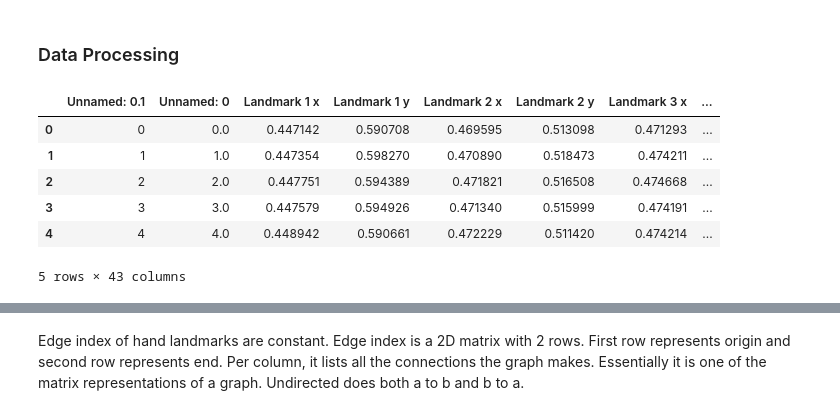
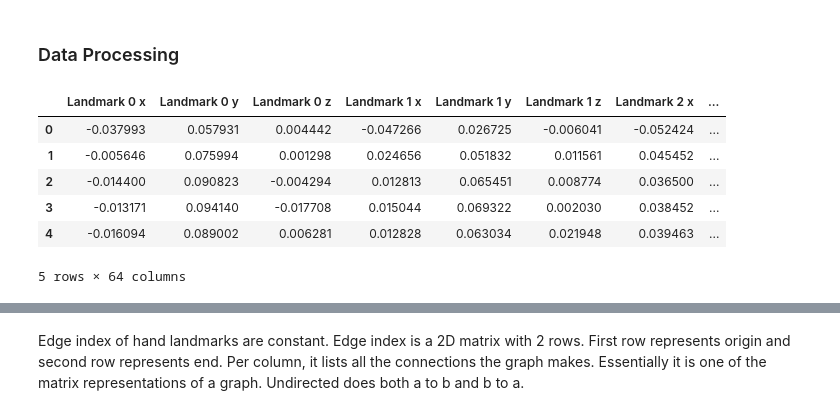
Before and after one commit to Icential/shuwa, a Jupyter notebook: gnn_train.ipynb, the cells around one changed output, grey strips where cells are left out. Saved outputs shown, nothing was run; the diff lists cells and outputs as text; code cells hidden in the pictures.

Commit message:
updated to world landmarks

```diff
--- a/gnn_train.ipynb
+++ b/gnn_train.ipynb
@@ -19,13 +19,13 @@ device = "cpu"
 # %% [markdown]
 ### Data Processing
 # %%
-df = pd.read_csv('signs_en.csv')
+df = pd.read_csv('new_signs_en.csv')
 df.head()
 # %% [output]
-|  | Unnamed: 0.1 | Unnamed: 0 | Landmark 1 x | Landmark 1 y | Landmark 2 x | Landmark 2 y | Landmark 3 x | ... |
-| 0 | 0 | 0.0 | 0.447142 | 0.590708 | 0.469595 | 0.513098 | 0.471293 | ... |
-| 1 | 1 | 1.0 | 0.447354 | 0.598270 | 0.470890 | 0.518473 | 0.474211 | ... |
-| 2 | 2 | 2.0 | 0.447751 | 0.594389 | 0.471821 | 0.516508 | 0.474668 | ... |
-| 3 | 3 | 3.0 | 0.447579 | 0.594926 | 0.471340 | 0.515999 | 0.474191 | ... |
-| 4 | 4 | 4.0 | 0.448942 | 0.590661 | 0.472229 | 0.511420 | 0.474214 | ... |
+|  | Landmark 0 x | Landmark 0 y | Landmark 0 z | Landmark 1 x | Landmark 1 y | Landmark 1 z | Landmark 2 x | ... |
+| 0 | -0.037993 | 0.057931 | 0.004442 | -0.047266 | 0.026725 | -0.006041 | -0.052424 | ... |
+| 1 | -0.005646 | 0.075994 | 0.001298 | 0.024656 | 0.051832 | 0.011561 | 0.045452 | ... |
+| 2 | -0.014400 | 0.090823 | -0.004294 | 0.012813 | 0.065451 | 0.008774 | 0.036500 | ... |
+| 3 | -0.013171 | 0.094140 | -0.017708 | 0.015044 | 0.069322 | 0.002030 | 0.038452 | ... |
+| 4 | -0.016094 | 0.089002 | 0.006281 | 0.012828 | 0.063034 | 0.021948 | 0.039463 | ... |
-5 rows × 43 columns
+5 rows × 64 columns
```
Also changed, not shown: parts of 14 cells of this notebook, 5 other files.
